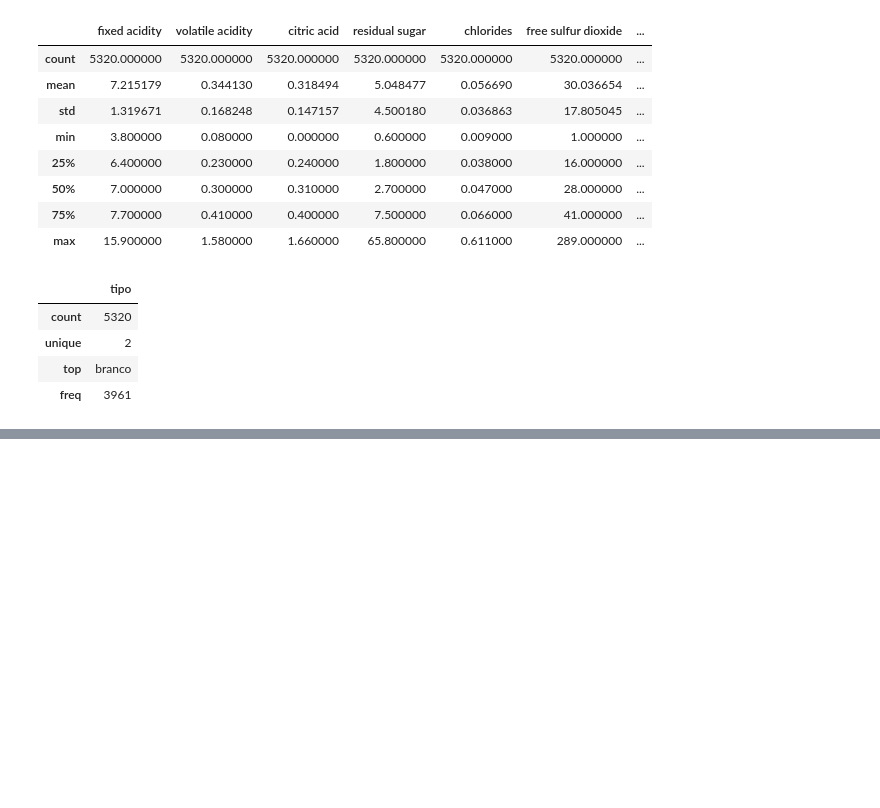
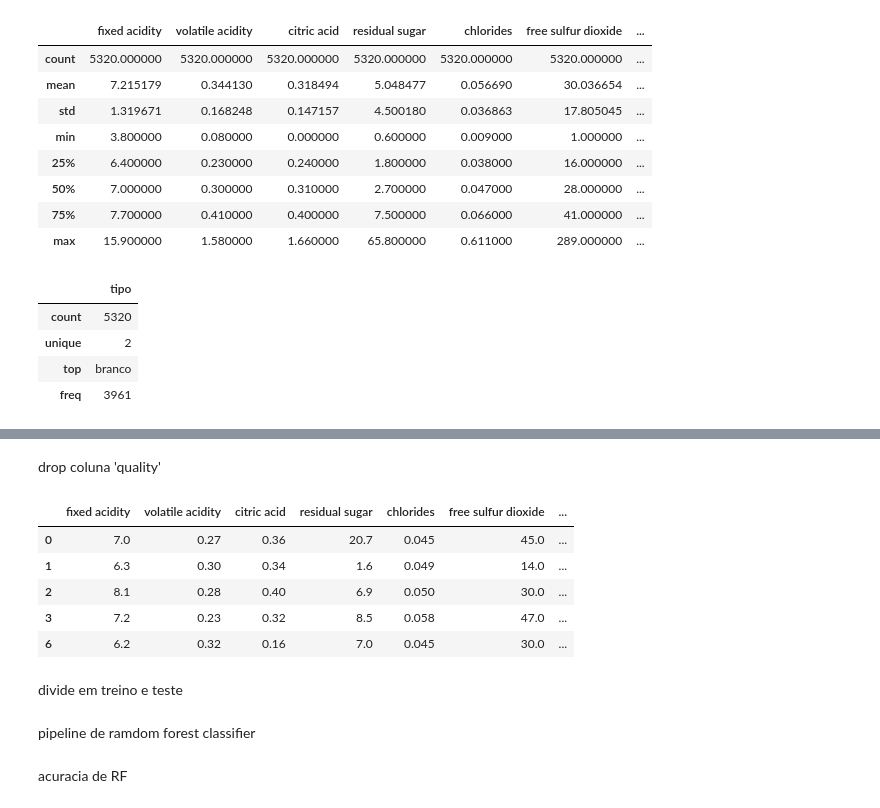
Before and after one commit to kang-faap/machine-learning, a Jupyter notebook: vinhos.ipynb, the cells around one changed output, grey strips where cells are left out. Saved outputs shown, nothing was run; the diff lists cells and outputs as text; code cells hidden in the pictures; blank space fills up the shorter version.

```diff
--- a/vinhos.ipynb
+++ b/vinhos.ipynb
@@ -286,0 +688,12 @@ GridSearchCV(cv=5, error_score='raise',
+# %%
+vinhos_bom = vinhos_sem_na.copy()
+vinhos_bom['bom?'] = (vinhos_bom['quality']>= 7).astype(int)
+
+print("Frequência absoluta:")
+print(vinhos_bom["bom?"].value_counts().sort_index())
+
+print("\nFrequência relativa (%):")
+print(
+    (vinhos_bom["bom?"].value_counts(normalize=True).sort_index() * 100)
+    .round(2)
+)
@@ -286,0 +712,14 @@ GridSearchCV(cv=5, error_score='raise',
+# %% [markdown]
+drop coluna 'quality'
+# %%
+vinhos_bom_sem_q = vinhos_bom.drop(columns=['quality'])
+vinhos_bom_sem_q.head()
+# %% [output]
+|  | fixed acidity | volatile acidity | citric acid | residual sugar | chlorides | free sulfur dioxide | ... |
+| 0 | 7.0 | 0.27 | 0.36 | 20.7 | 0.045 | 45.0 | ... |
+| 1 | 6.3 | 0.30 | 0.34 | 1.6 | 0.049 | 14.0 | ... |
+| 2 | 8.1 | 0.28 | 0.40 | 6.9 | 0.050 | 30.0 | ... |
+| 3 | 7.2 | 0.23 | 0.32 | 8.5 | 0.058 | 47.0 | ... |
+| 6 | 6.2 | 0.32 | 0.16 | 7.0 | 0.045 | 30.0 | ... |
+# %% [markdown]
+divide em treino e teste
@@ -286,0 +731,2 @@ GridSearchCV(cv=5, error_score='raise',
+# %% [markdown]
+pipeline de ramdom forest classifier
@@ -286,0 +766,2 @@ GridSearchCV(cv=5, error_score='raise',
+# %% [markdown]
+acuracia de RF
```
Also changed, not shown: parts of 64 cells of this notebook.
